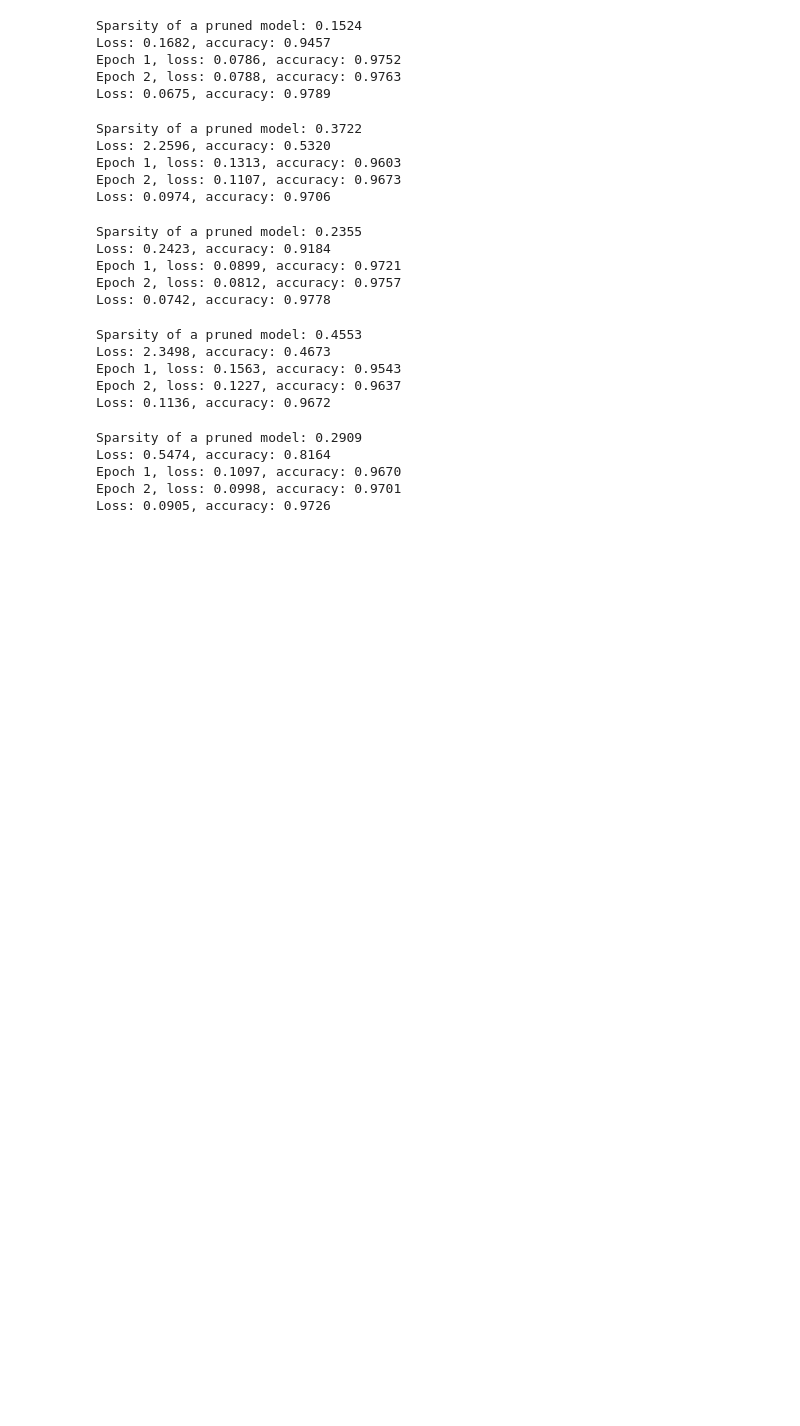
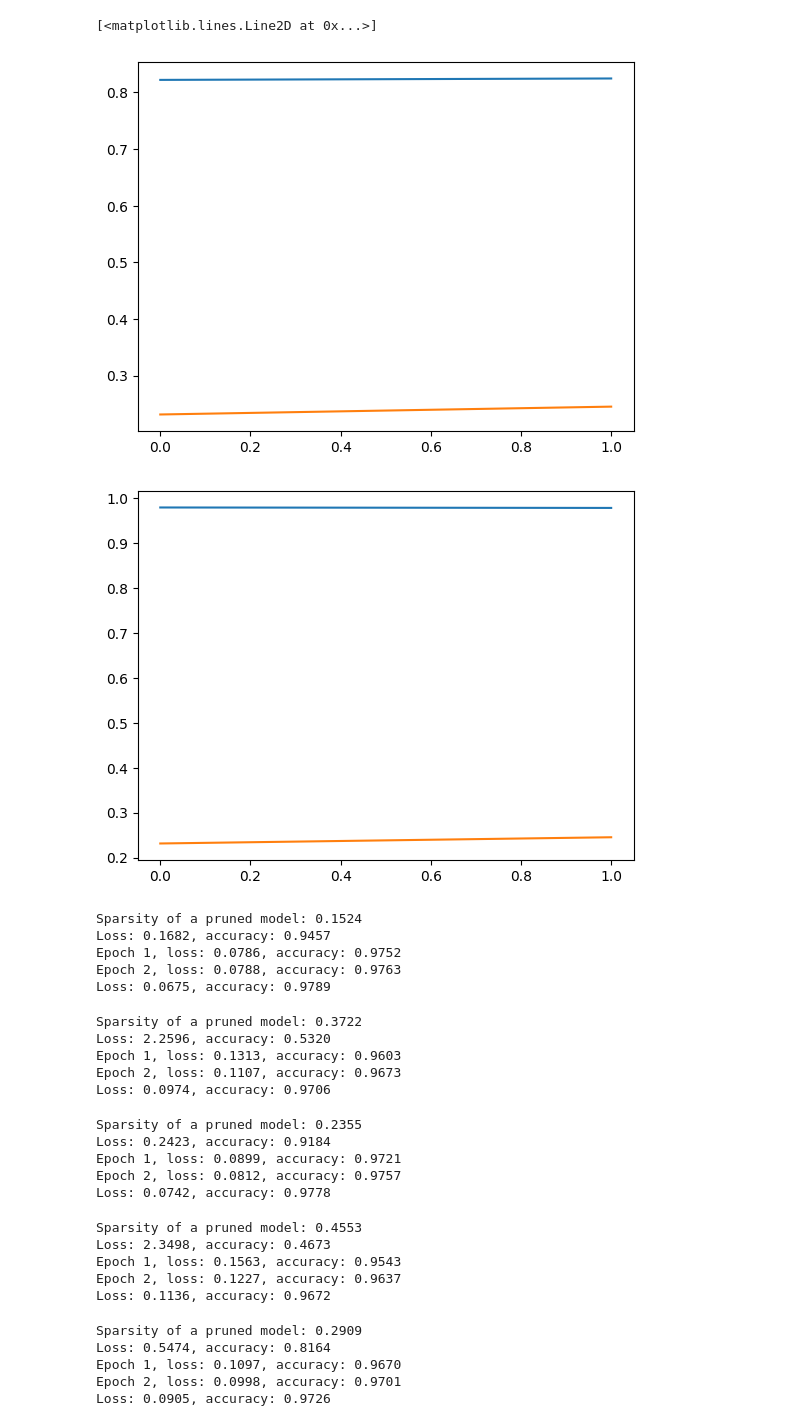
Before and after one commit to AlesKas/SchoolFIT, a Jupyter notebook: BIN/proj/main.ipynb, the cells around one changed output. Cells and saved outputs as stored; diff of their text form; code cells hidden in the pictures; blank space fills up the shorter version.

```diff
--- a/BIN/proj/main.ipynb
+++ b/BIN/proj/main.ipynb
@@ -244,3 +245,21 @@ def prune_by_LRP(model : nn.Module, lrp, threshold_conv=10, threshold_fc_lower=-
     with torch.no_grad():
         prune.custom_from_mask(model_copy.out, name='weight', mask=torch.Tensor(a).to(dev))
     return model_copy
+# %%
+test_loader = DataLoader(test_dataset, batch_size=16)
+accuracys = []
+sparsitys = []
+finetuned_accuracys = []
+lower_threshold = np.arange(-0.0001, -0.11, -0.0001)
+higher_threshold = np.arange(0.0001, 0.11, 0.0001)
+for x in range(1, 3):
+    # for i, j in zip(lower_threshold, higher_threshold):
+    pruned_model = prune_by_LRP(model, lrp, x)
+    sparsity = measure_global_sparsity(pruned_model, True, False, True, True)[-1]
+    test_loss, total, test_acc = evaluate(pruned_model, loss_fun, test_loader, metric=accuracy)
+    accuracys.append(test_acc)
+    sparsitys.append(sparsity)
+    optimizer = torch.optim.Adam(pruned_model.parameters(), lr=learning_rate)
+    fit(5, pruned_model, loss_fun, optimizer, train_loader, val_loader, accuracy)
+    test_loss, total, test_acc = evaluate(pruned_model, loss_fun, test_loader, metric=accuracy)
+    finetuned_accuracys.append(test_acc)
@@ -247,3 +277,13 @@ def prune_by_LRP(model : nn.Module, lrp, threshold_conv=10, threshold_fc_lower=-
+# %%
+plt.plot(accuracys)
+plt.plot(sparsitys)
+plt.figure()
+plt.plot(finetuned_accuracys)
+plt.plot(sparsitys)
+# %% [output]
+[<matplotlib.lines.Line2D at 0x...>]
+[figure, added]
+[figure, added]
 # %%
 pruned_model = prune_by_LRP(model, lrp, 5)
 test_loader = DataLoader(test_dataset, batch_size=16)
```
Also changed, not shown: parts of 4 cells of this notebook.
